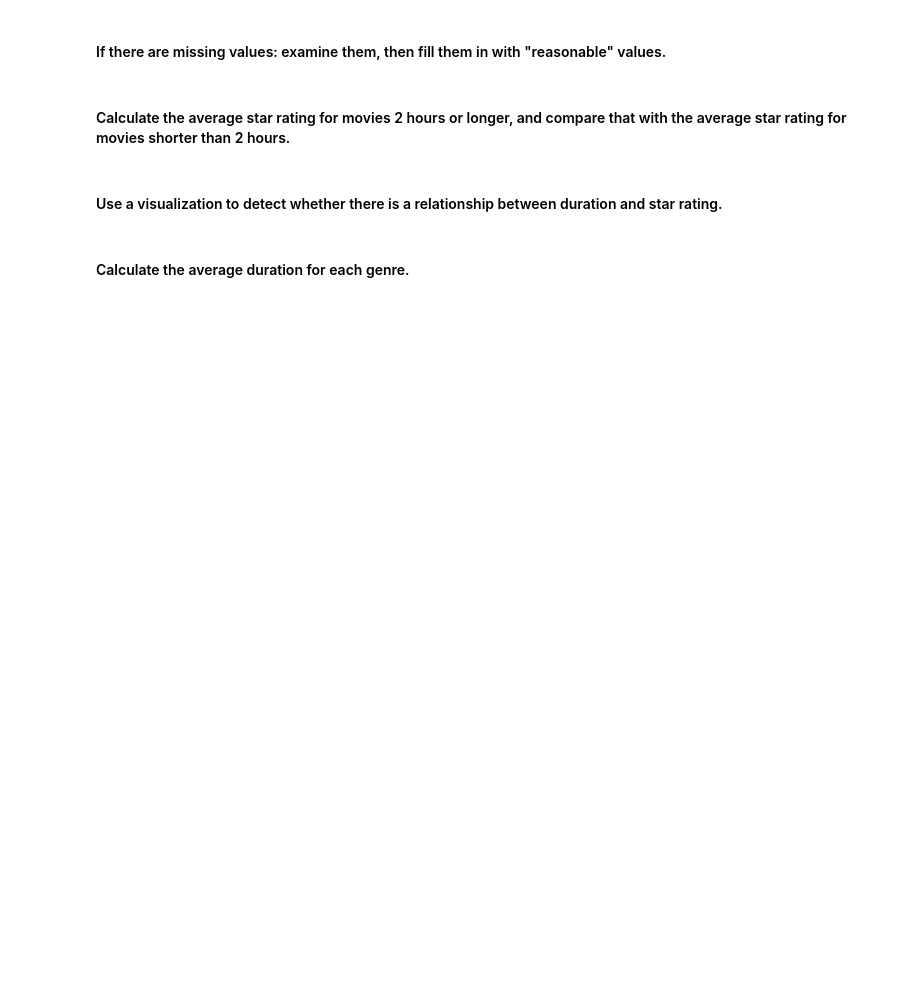
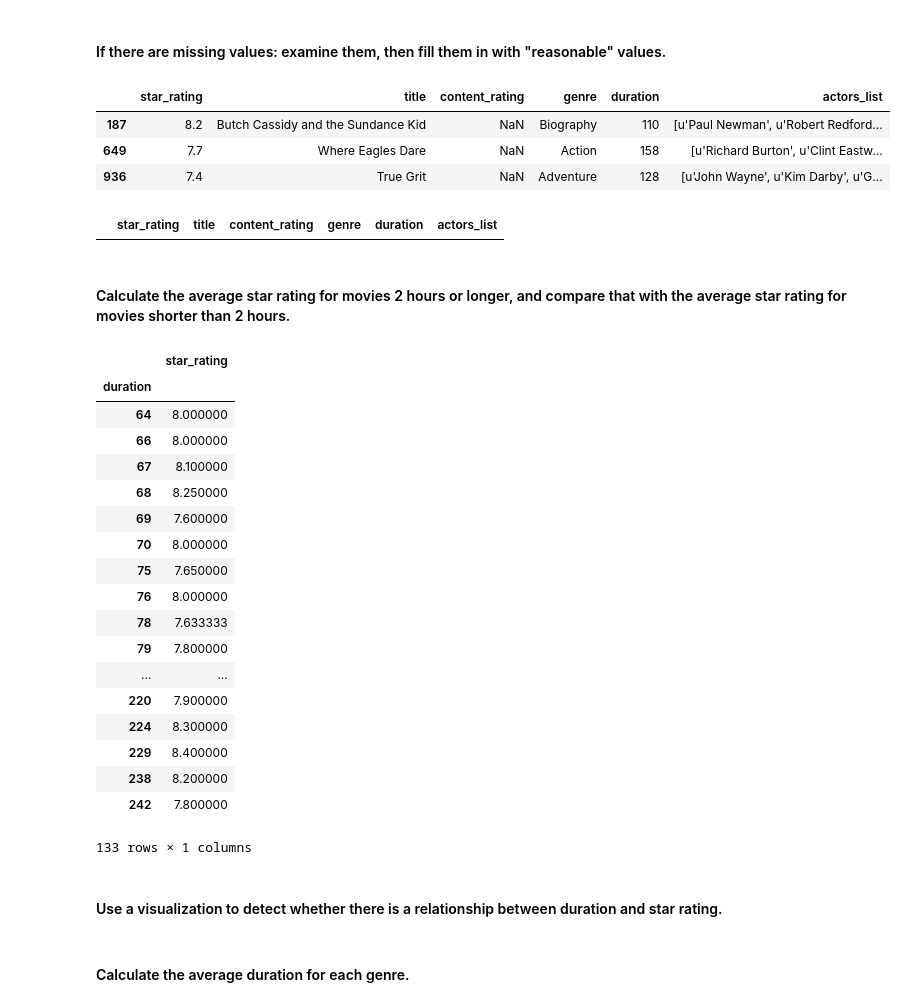
Before and after one commit to JimScheffel/jim_scheffel_unit2_project, a Jupyter notebook: imdb.ipynb, the cells around one changed output. Cells and saved outputs as stored; diff of their text form; code cells hidden in the pictures; blank space fills up the shorter version.

```diff
--- a/imdb.ipynb
+++ b/imdb.ipynb
@@ -128,0 +127,3 @@ Text(0.5, 1.0, 'Number of Movies per Rating')
+# %%
+movies.content_rating.replace(['NOT RATED','APPROVED','PASSED','GP'], 'UNRATED', inplace=True)
+movies.content_rating.value_counts()
@@ -132,0 +142,3 @@ Text(0.5, 1.0, 'Number of Movies per Rating')
+# %%
+movies.content_rating.replace(['X','TV-MA'], 'NC-17', inplace=True)
+movies.content_rating.value_counts()
@@ -141,2 +167,14 @@ Text(0.5, 1.0, 'Number of Movies per Rating')
+# %%
+movies[movies.content_rating.isnull()]
+# %% [output]
+|  | star_rating | title | content_rating | genre | duration | actors_list |
+| 187 | 8.2 | Butch Cassidy and the Sundance Kid | NaN | Biography | 110 | [u'Paul Newman', u'Robert Redford... |
+| 649 | 7.7 | Where Eagles Dare | NaN | Action | 158 | [u'Richard Burton', u'Clint Eastw... |
+| 936 | 7.4 | True Grit | NaN | Adventure | 128 | [u'John Wayne', u'Kim Darby', u'G... |
+# %%
+movies.content_rating.fillna(value='PG', inplace=True)
+movies[movies.content_rating.isnull()]
+# %% [output]
+|  | star_rating | title | content_rating | genre | duration | actors_list |
 # %% [markdown]
 #### Calculate the average star rating for movies 2 hours or longer, and compare that with the average star rating for movies shorter than 2 hours.
@@ -145,3 +181,25 @@ Text(0.5, 1.0, 'Number of Movies per Rating')
+# %%
+movies.groupby('duration').agg({'star_rating':'mean'})
+# %% [output]
+|  | star_rating |
+| duration |  |
+| 64 | 8.000000 |
+| 66 | 8.000000 |
+| 67 | 8.100000 |
+| 68 | 8.250000 |
+| 69 | 7.600000 |
+| 70 | 8.000000 |
+| 75 | 7.650000 |
+| 76 | 8.000000 |
+| 78 | 7.633333 |
+| 79 | 7.800000 |
+| ... | ... |
+| 220 | 7.900000 |
+| 224 | 8.300000 |
+| 229 | 8.400000 |
+| 238 | 8.200000 |
+| 242 | 7.800000 |
+133 rows × 1 columns
 # %% [markdown]
 #### Use a visualization to detect whether there is a relationship between duration and star rating.
 # %%
```
Also changed, not shown: parts of 12 cells of this notebook.
